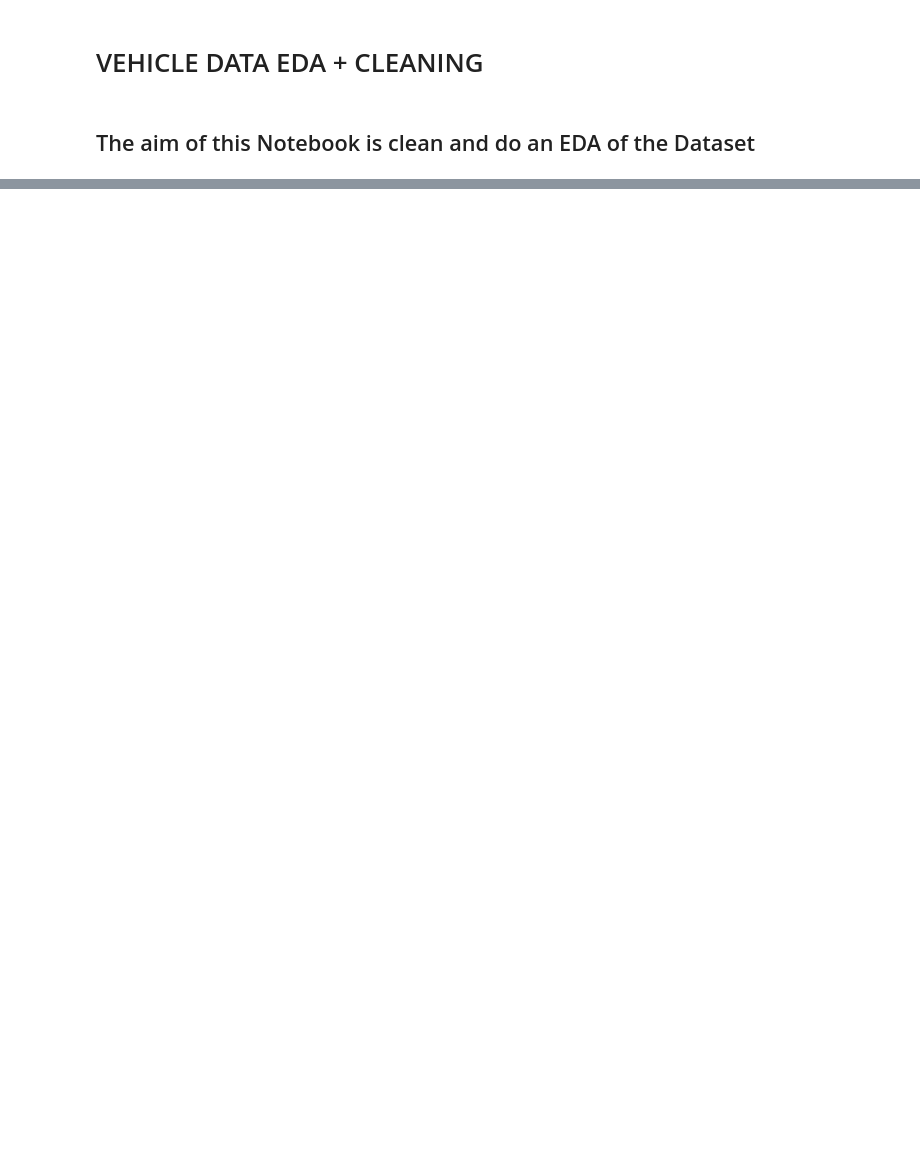
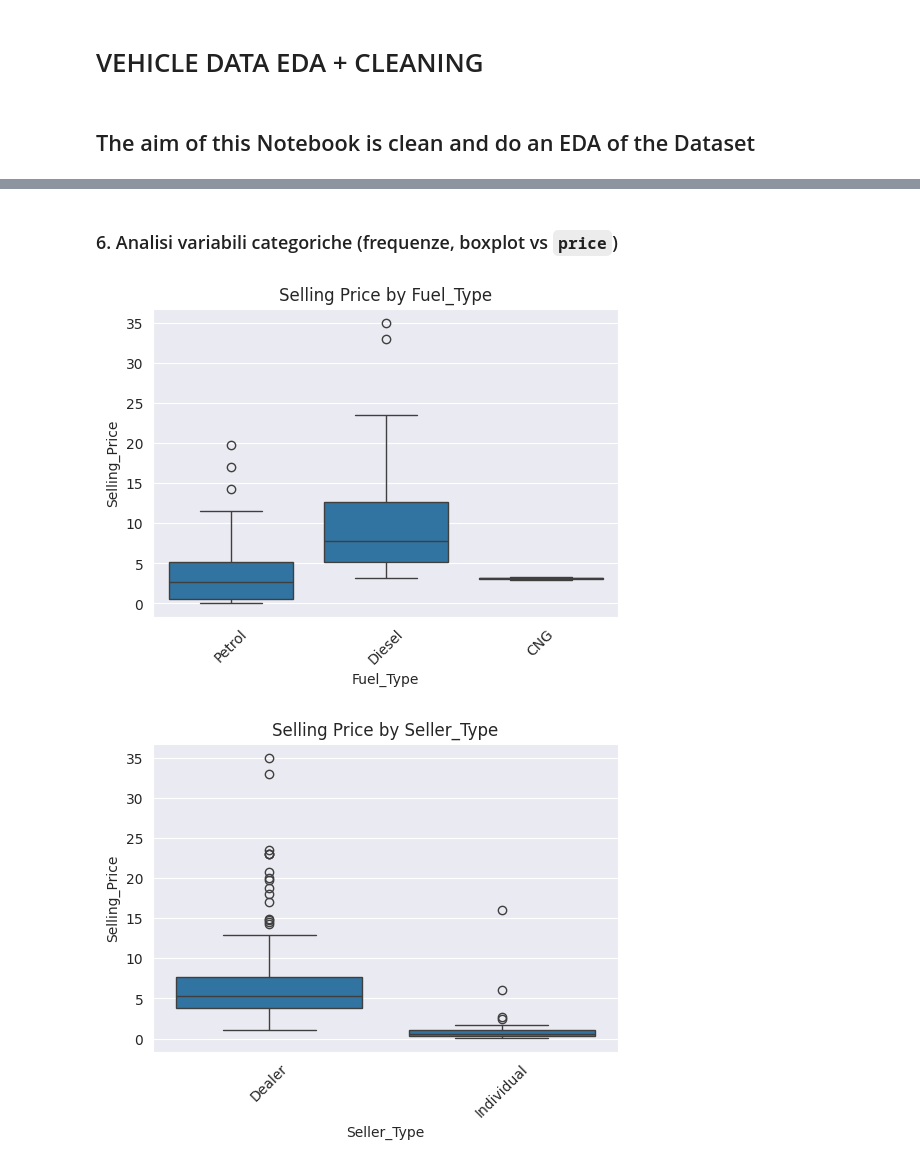
Before and after one commit to Bianchez00/Statistical_Learning_Project, a Jupyter notebook: Linear_Regression/JupyterNotebook/01_vehicle_eda_cleaning.ipynb, the cells around one changed output, grey strips where cells are left out. Cells and saved outputs as stored; diff of their text form; code cells hidden in the pictures; blank space fills up the shorter version.

```diff
--- a/Linear_Regression/JupyterNotebook/01_vehicle_eda_cleaning.ipynb
+++ b/Linear_Regression/JupyterNotebook/01_vehicle_eda_cleaning.ipynb
@@ -69,8 +4,0 @@ df.head(2)
-# %%
-# Numeric Stats
-df.describe()
-
-# Statistiche categoriche
-for col in ["fuel_type", "seller_type", "transmission"]:
-    print(f"\n{col} value counts:")
-    print(df[col].value_counts())
@@ -144,7 +4,0 @@ plt.show()
-# %%
-for col in ["fuel_type", "seller_type", "transmission"]:
-    plt.figure(figsize=(6,4))
-    sns.boxplot(x=col, y="selling_price", data=df)
-    plt.title(f"Selling Price by {col}")
-    plt.xticks(rotation=45)
-    plt.show()
@@ -154,0 +168,12 @@ for col in ["fuel_type", "seller_type", "transmission"]:
+# %% [markdown]
+### 6. Analisi variabili categoriche (frequenze, boxplot vs `price`)
+# %%
+for col in ["Fuel_Type", "Seller_Type", "Transmission"]:
+    plt.figure(figsize=(6,4))
+    sns.boxplot(x = col, y= "Selling_Price", data = df)
+    plt.title(f"Selling Price by {col}")
+    plt.xticks(rotation = 45)
+    plt.show()
+# %% [output]
+[figure, added]
+[figure, added]
```
Also changed, not shown: parts of 42 cells of this notebook, 2 other files.
